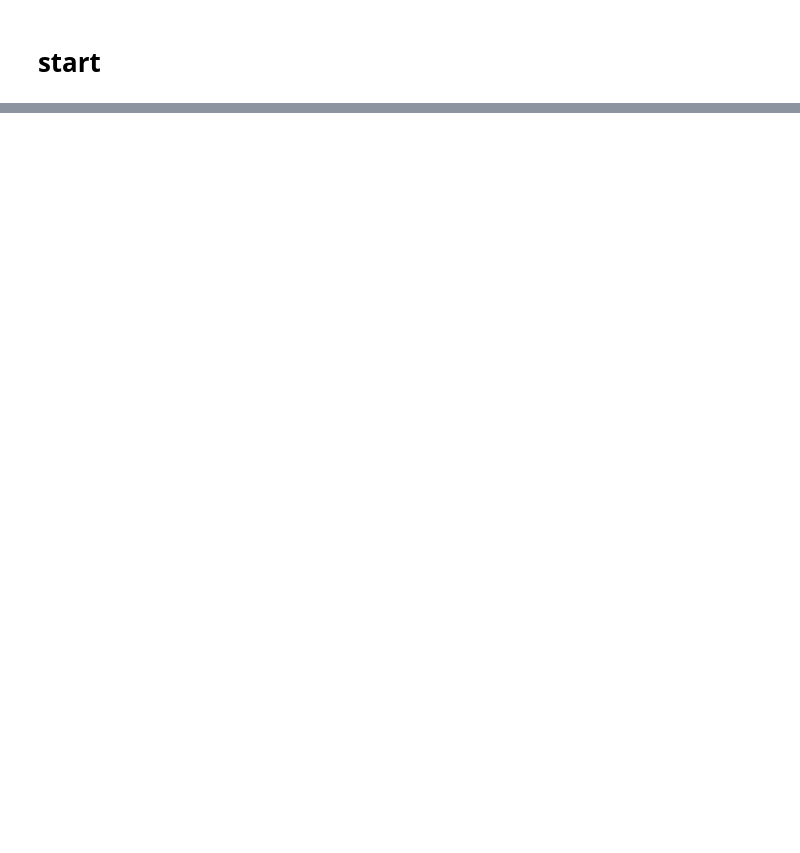
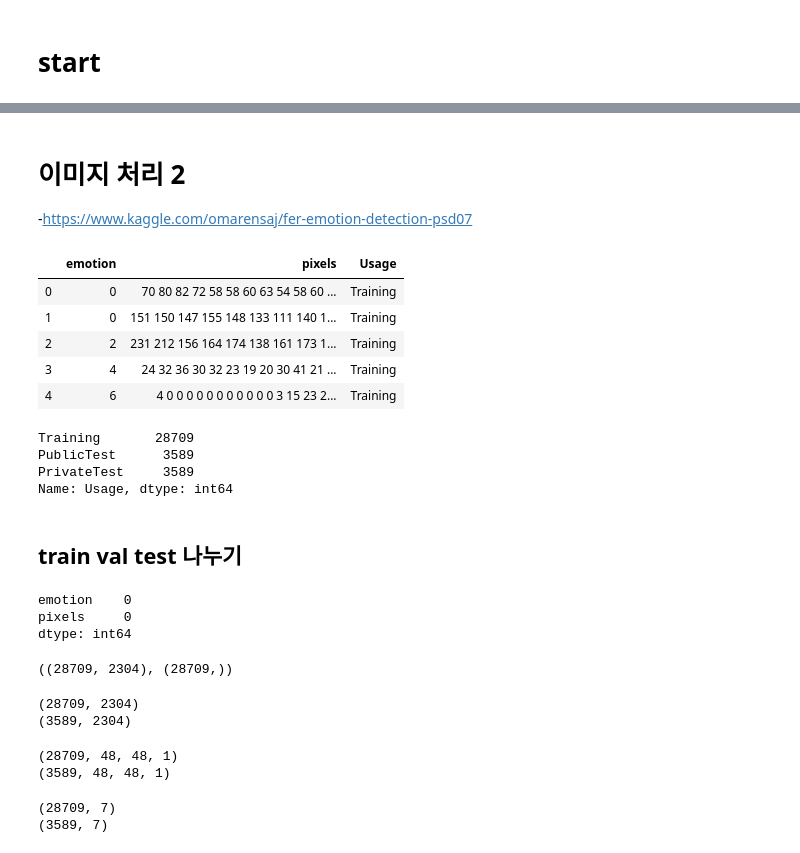
Before and after one commit to choisawyou/learnPython, a Jupyter notebook: 2nd project_ facial expression.ipynb, the cells around one changed output, grey strips where cells are left out. Cells and saved outputs as stored; diff of their text form; code cells hidden in the pictures; blank space fills up the shorter version.

```diff
--- a/2nd project_ facial expression.ipynb
+++ b/2nd project_ facial expression.ipynb
@@ -265,0 +458,4 @@ print(df['Usage'].value_counts)
+# %% [markdown]
+# 이미지 처리 2
+
+-https://www.kaggle.com/omarensaj/fer-emotion-detection-psd07
@@ -265,0 +478,32 @@ print(df['Usage'].value_counts)
+# %%
+df.head()
+# %% [output]
+|  | emotion | pixels | Usage |
+| 0 | 0 | 70 80 82 72 58 58 60 63 54 58 60 ... | Training |
+| 1 | 0 | 151 150 147 155 148 133 111 140 1... | Training |
+| 2 | 2 | 231 212 156 164 174 138 161 173 1... | Training |
+| 3 | 4 | 24 32 36 30 32 23 19 20 30 41 21 ... | Training |
+| 4 | 6 | 4 0 0 0 0 0 0 0 0 0 0 0 3 15 23 2... | Training |
+# %%
+df['Usage'].value_counts()
+# %% [output]
+Training       28709
+PublicTest      3589
+PrivateTest     3589
+Name: Usage, dtype: int64
+# %% [markdown]
+## train val test 나누기
+# %%
+train = df[['emotion','pixels']][df['Usage'] == 'Training']
+train.isnull().sum()
+# %% [output]
+emotion    0
+pixels     0
+dtype: int64
+# %%
+train['pixels'] =train['pixels'].apply(lambda im:np.fromstring(im,sep=' '))
+x_train = np.vstack(train['pixels'].values)
+y_train = np.array(train['emotion'])
+x_train.shape,y_train.shape
+# %% [output]
+((28709, 2304), (28709,))
@@ -265,0 +517,6 @@ print(df['Usage'].value_counts)
+# %%
+print(x_train.shape)
+print(x_val.shape)
+# %% [output]
+(28709, 2304)
+(3589, 2304)
@@ -265,0 +526,6 @@ print(df['Usage'].value_counts)
+# %%
+print(x_train.shape)
+print(x_val.shape)
+# %% [output]
+(28709, 48, 48, 1)
+(3589, 48, 48, 1)
@@ -265,0 +535,6 @@ print(df['Usage'].value_counts)
+# %%
+print(y_train.shape)
+print(y_val.shape)
+# %% [output]
+(28709, 7)
+(3589, 7)
```
Also changed, not shown: parts of 60 cells of this notebook.
